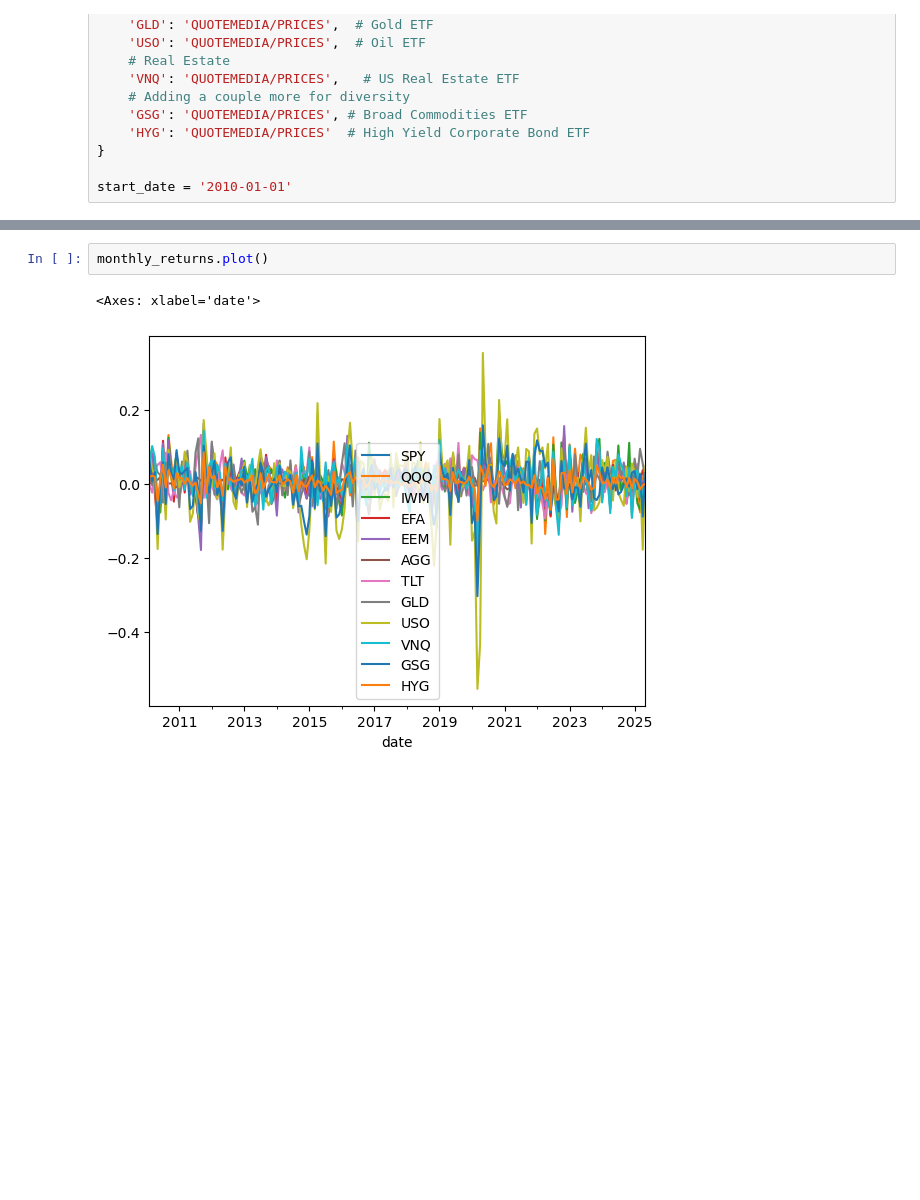
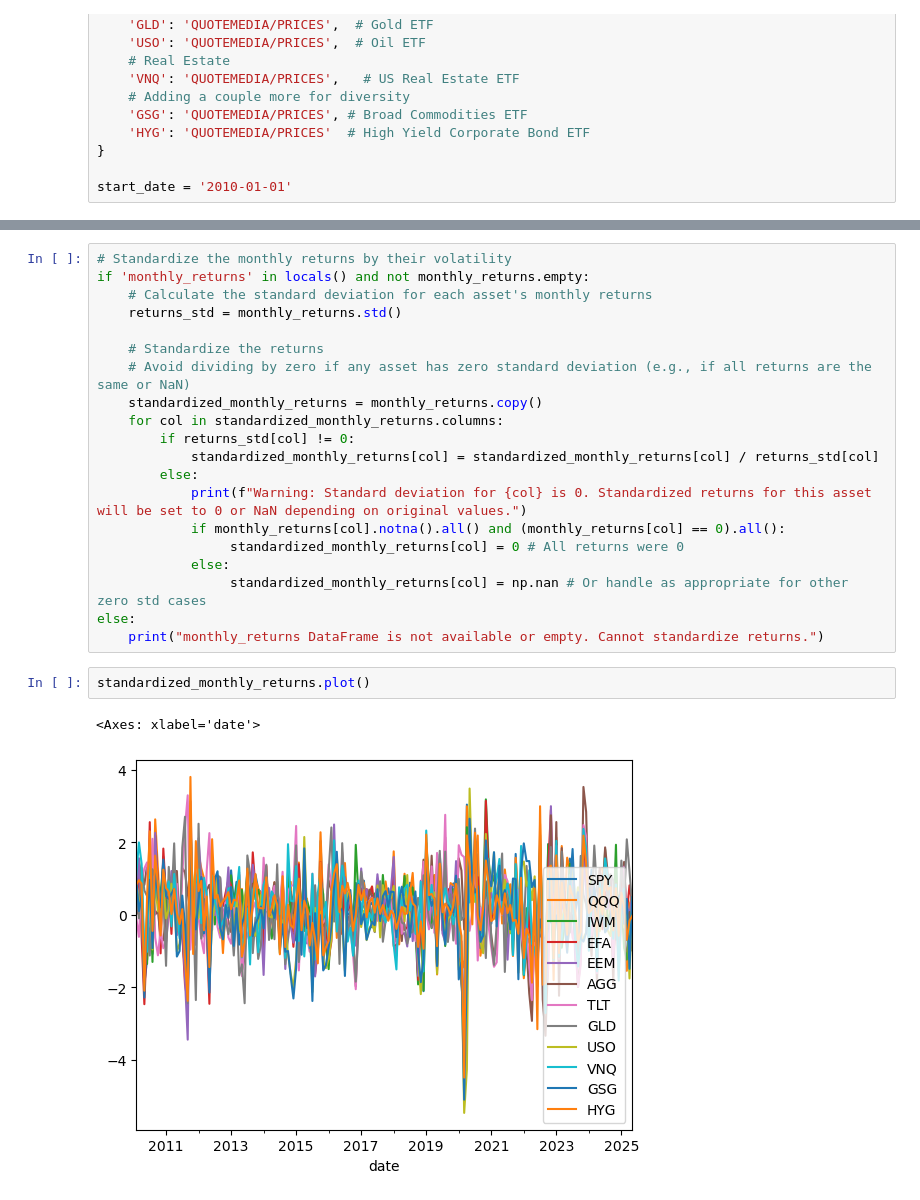
Before and after one commit to Kunj121/MacroFinance_HW2, a Jupyter notebook: hw3/hw_3.ipynb, the cells around one changed output, grey strips where cells are left out. Cells and saved outputs as stored; diff of their text form; blank space fills up the shorter version.

Commit message:
standardized returns

```diff
--- a/hw3/hw_3.ipynb
+++ b/hw3/hw_3.ipynb
@@ -131,5 +88,25 @@ Shape of monthly returns data: (184, 12)
+# %%
+# Standardize the monthly returns by their volatility
+if 'monthly_returns' in locals() and not monthly_returns.empty:
+    # Calculate the standard deviation for each asset's monthly returns
+    returns_std = monthly_returns.std()
+
+    # Standardize the returns
+    # Avoid dividing by zero if any asset has zero standard deviation (e.g., if all returns are the same or NaN)
+    standardized_monthly_returns = monthly_returns.copy()
+    for col in standardized_monthly_returns.columns:
+        if returns_std[col] != 0:
+            standardized_monthly_returns[col] = standardized_monthly_returns[col] / returns_std[col]
+        else:
+            print(f"Warning: Standard deviation for {col} is 0. Standardized returns for this asset will be set to 0 or NaN depending on original values.")
+            if monthly_returns[col].notna().all() and (monthly_returns[col] == 0).all():
+                 standardized_monthly_returns[col] = 0 # All returns were 0
+            else:
+                 standardized_monthly_returns[col] = np.nan # Or handle as appropriate for other zero std cases
+else:
+    print("monthly_returns DataFrame is not available or empty. Cannot standardize returns.")
 # %%
-monthly_returns.plot()
+standardized_monthly_returns.plot()
 # %% [output]
 <Axes: xlabel='date'>
-[figure, old version]
+[figure, new version]
```
Also changed, not shown: parts of 6 cells of this notebook.
